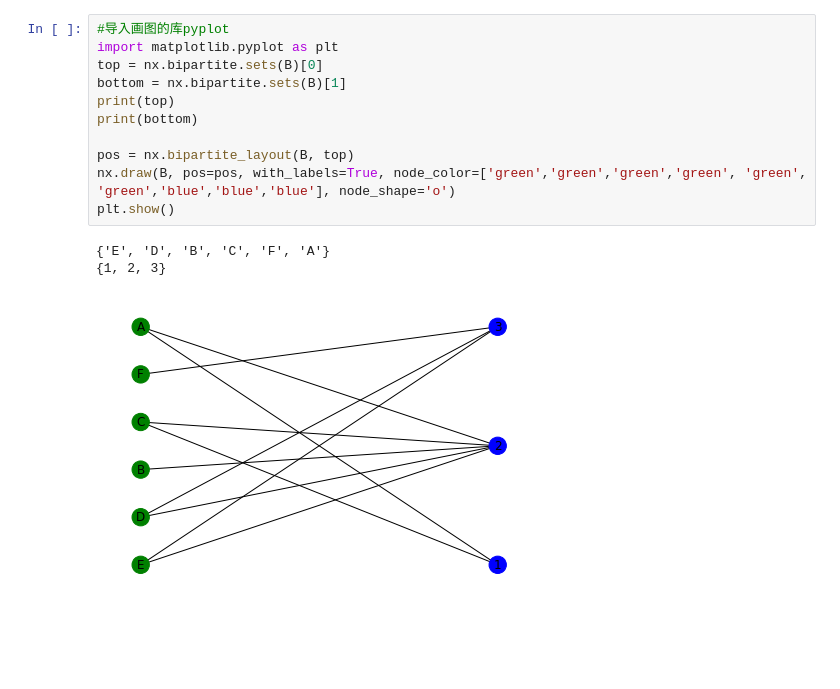
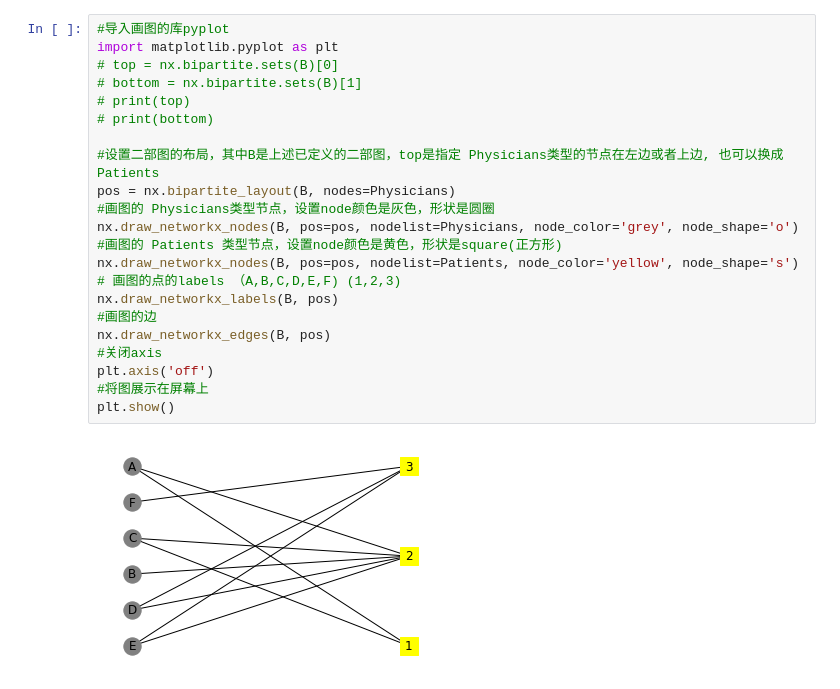
Before and after one commit to painterV/some_coding, a Jupyter notebook: bipartitie_graph.ipynb, the cells around one changed output. Drawn from its saved outputs; the diff is of its cells as text; blank space fills up the shorter version.

```diff
--- a/bipartitie_graph.ipynb
+++ b/bipartitie_graph.ipynb
@@ -49,16 +41,25 @@ for v, w in B.edges:
 # %%
 #导入画图的库pyplot
 import matplotlib.pyplot as plt
-top = nx.bipartite.sets(B)[0]
-bottom = nx.bipartite.sets(B)[1]
-print(top)
-print(bottom)
+# top = nx.bipartite.sets(B)[0]
+# bottom = nx.bipartite.sets(B)[1]
+# print(top)
+# print(bottom)
 
-pos = nx.bipartite_layout(B, top)
-nx.draw(B, pos=pos, with_labels=True, node_color=['green','green','green','green', 'green', 'green','blue','blue','blue'], node_shape='o')
+#设置二部图的布局，其中B是上述已定义的二部图，top是指定 Physicians类型的节点在左边或者上边, 也可以换成 Patients
+pos = nx.bipartite_layout(B, nodes=Physicians)
+#画图的 Physicians类型节点，设置node颜色是灰色，形状是圆圈
+nx.draw_networkx_nodes(B, pos=pos, nodelist=Physicians, node_color='grey', node_shape='o')
+#画图的 Patients 类型节点，设置node颜色是黄色，形状是square(正方形)
+nx.draw_networkx_nodes(B, pos=pos, nodelist=Patients, node_color='yellow', node_shape='s')
+# 画图的点的labels （A,B,C,D,E,F) (1,2,3)
+nx.draw_networkx_labels(B, pos)
+#画图的边
+nx.draw_networkx_edges(B, pos)
+#关闭axis
+plt.axis('off')
+#将图展示在屏幕上
 plt.show()
 # %% [output]
-{'E', 'D', 'B', 'C', 'F', 'A'}
-{1, 2, 3}
-[figure, old version]
+[figure, new version]
 # %%
```
Also changed, not shown: parts of 12 cells of this notebook.
